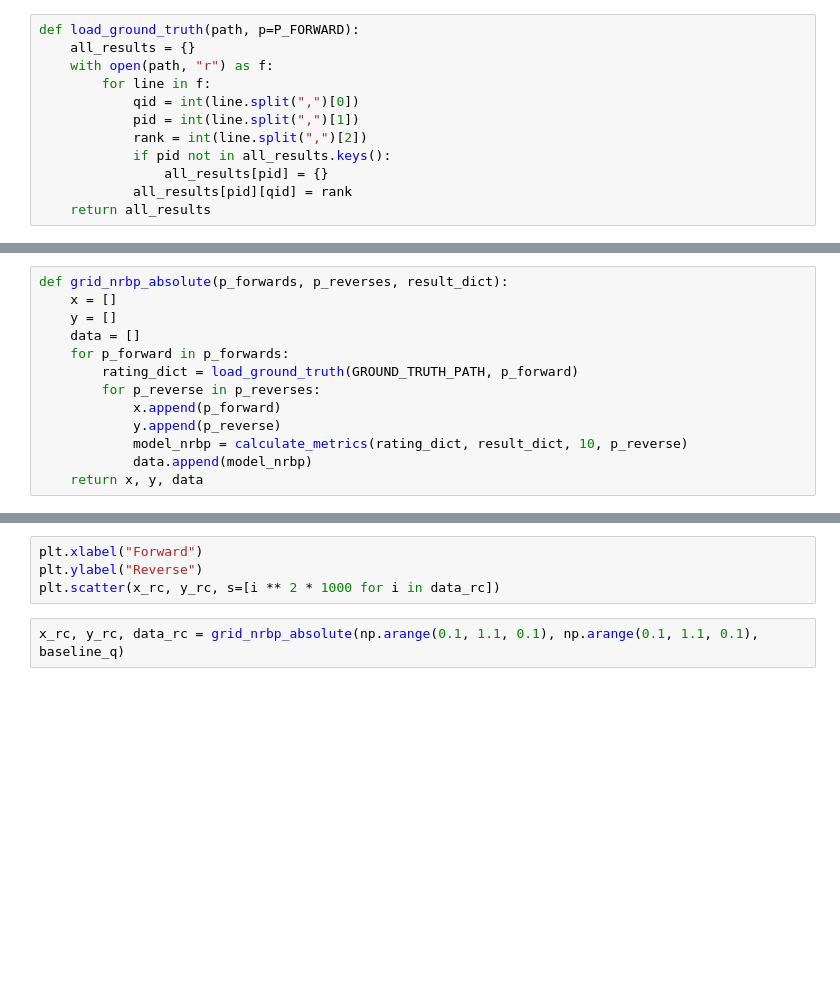
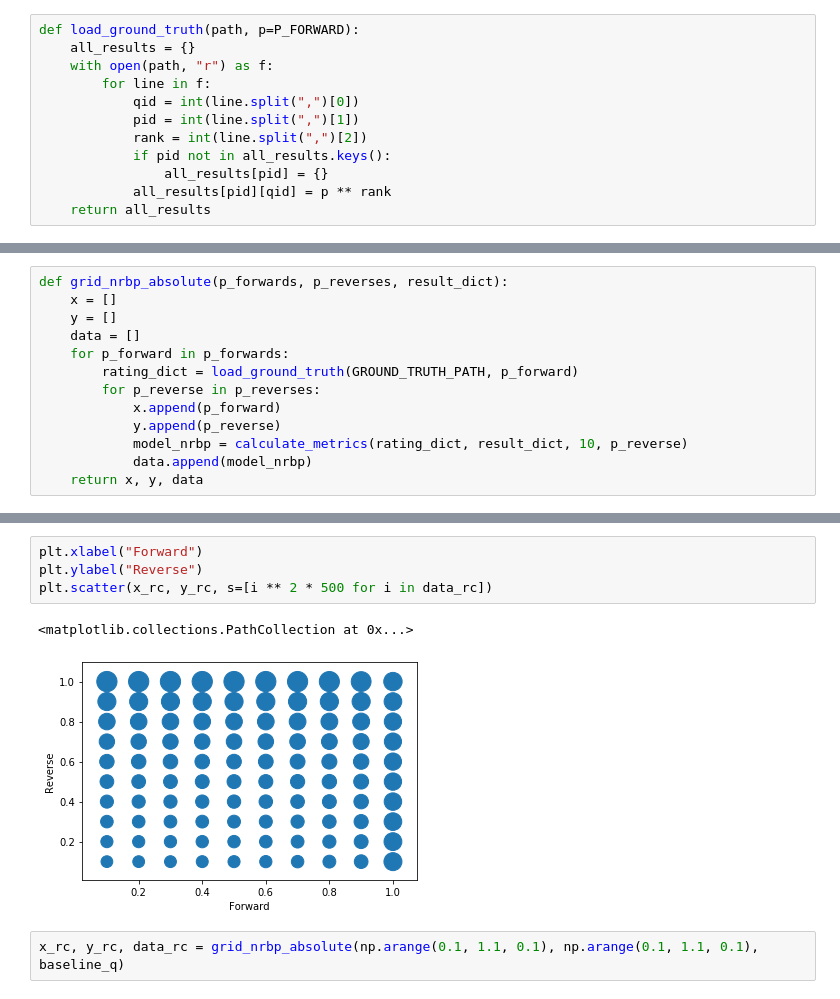
Before and after one commit to Chipxiang/search-exposure, a Jupyter notebook: reverse_ranker/Evaluation.ipynb, the cells around one changed output, grey strips where cells are left out. Cells and saved outputs as stored; diff of their text form; blank space fills up the shorter version.

Commit message:
Added new result analysis.

```diff
--- a/reverse_ranker/Evaluation.ipynb
+++ b/reverse_ranker/Evaluation.ipynb
@@ -30,7 +30,7 @@ def load_ground_truth(path, p=P_FORWARD):
             rank = int(line.split(",")[2])
             if pid not in all_results.keys():
                 all_results[pid] = {}
-            all_results[pid][qid] = rank
+            all_results[pid][qid] = p ** rank
     return all_results
 # %%
 ratings = load_ground_truth(GROUND_TRUTH_PATH, P_FORWARD)
@@ -212,7 +230,10 @@ x_rc, y_rc, data_rc = grid_nrbp_absolute(np.arange(0.1, 1.1, 0.1), np.arange(0.1
 # %%
 plt.xlabel("Forward")
 plt.ylabel("Reverse")
-plt.scatter(x_rc, y_rc, s=[i ** 2 * 1000 for i in data_rc])
+plt.scatter(x_rc, y_rc, s=[i ** 2 * 500 for i in data_rc])
+# %% [output]
+<matplotlib.collections.PathCollection at 0x...>
+[figure, added]
 # %%
 x_rc, y_rc, data_rc = grid_nrbp_absolute(np.arange(0.1, 1.1, 0.1), np.arange(0.1, 1.1, 0.1), baseline_q)
 # %% [output]
```
Also changed, not shown: parts of 1 cell of this notebook, 2 other files.
